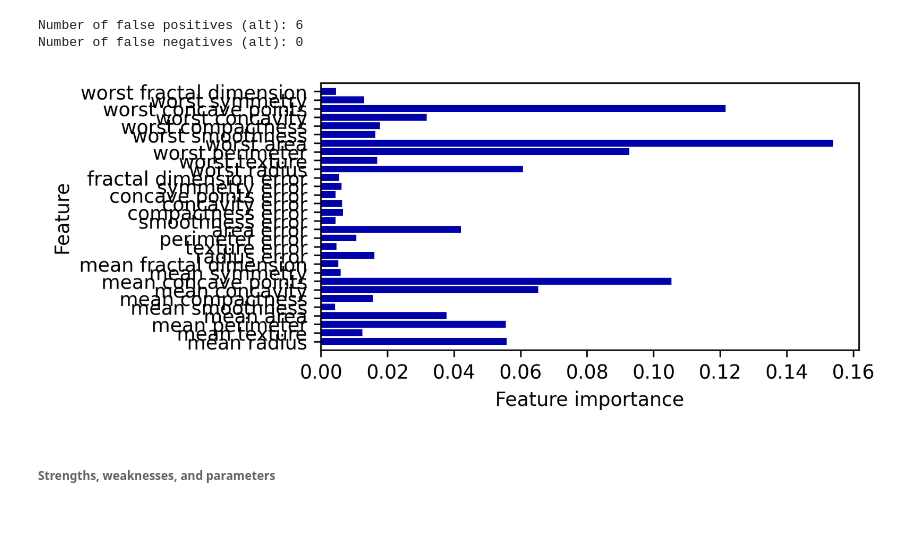
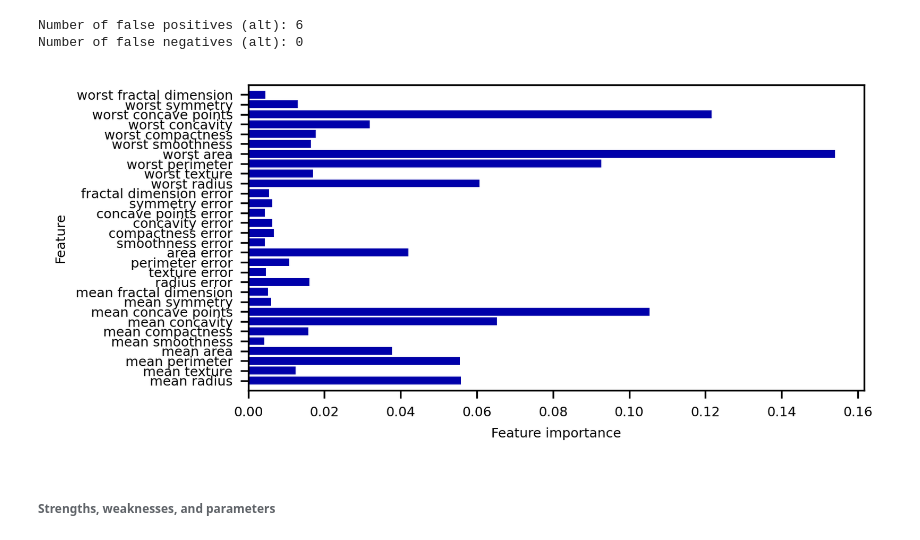
Before and after one commit to brighamfrandsen/econ484, a Jupyter notebook: examples/randomforest.ipynb, the cells around one changed output. Saved outputs shown, nothing was run; the diff lists cells and outputs as text; code cells hidden in the pictures.

```diff
--- a/examples/randomforest.ipynb
+++ b/examples/randomforest.ipynb
@@ -159,18 +161,20 @@ print("Number of false negatives (alt): {:.0f}".format(fnalt))
 Number of false positives (alt): 6
 Number of false negatives (alt): 0
 # %%
+plt.rcParams["font.size"] = (6)
+
 def plot_feature_importances_cancer(model):
     n_features = cancer.data.shape[1]
     plt.barh(np.arange(n_features), model.feature_importances_, align='center')
     plt.yticks(np.arange(n_features), cancer.feature_names)
     plt.xlabel("Feature importance")
     plt.ylabel("Feature")
     plt.ylim(-1, n_features)
 
 
 plot_feature_importances_cancer(forest)
 # %% [output]
-[figure, old version]
+[figure, new version]
 # %% [markdown]
 ###### Strengths, weaknesses, and parameters
 # %% [markdown]
```
Also changed, not shown: parts of 4 cells of this notebook.
